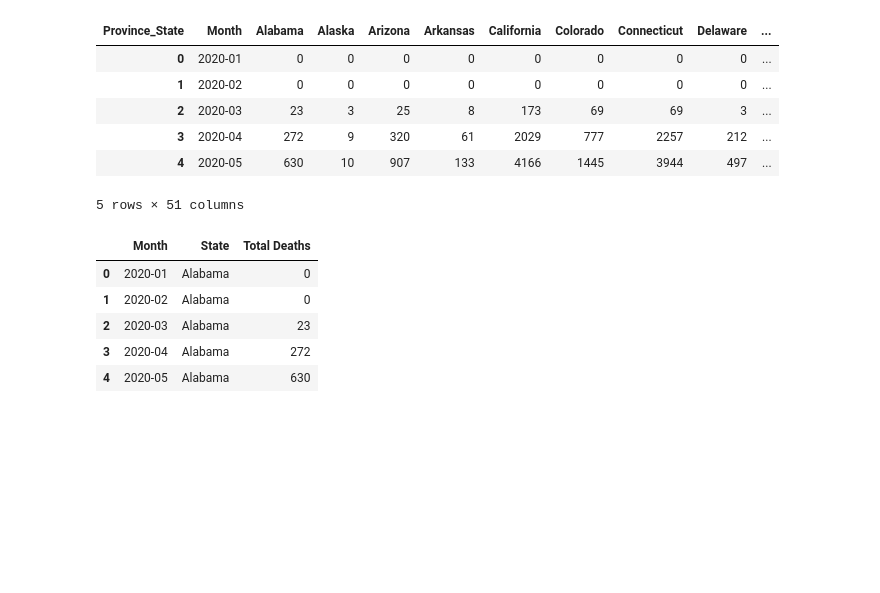
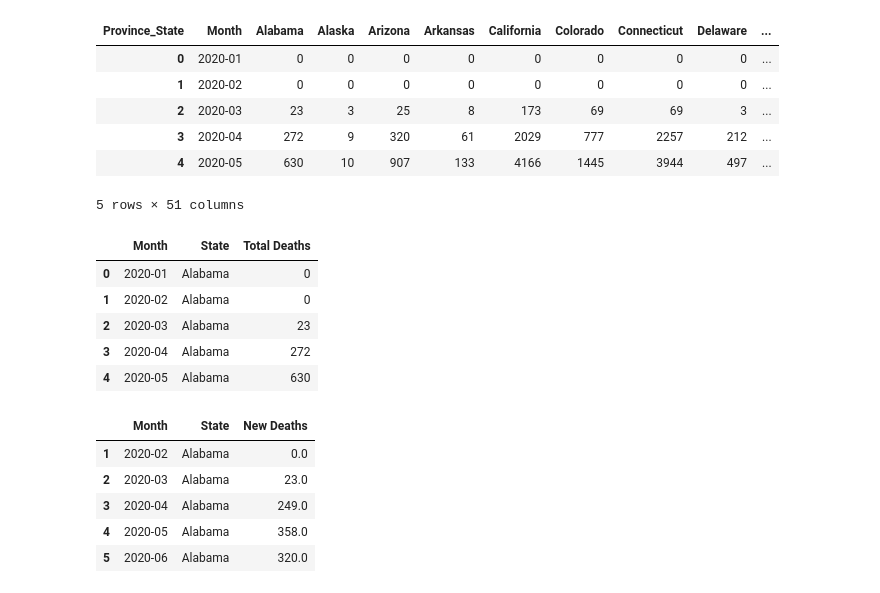
Before and after one commit to DS4A-Team79/COVID-Project, a Jupyter notebook: COVID_TS/deaths_TS_build.ipynb, the cells around one changed output. Cells and saved outputs as stored; diff of their text form; code cells hidden in the pictures; blank space fills up the shorter version.

```diff
--- a/COVID_TS/deaths_TS_build.ipynb
+++ b/COVID_TS/deaths_TS_build.ipynb
@@ -144,3 +144,28 @@ state_deaths_TS.head()
 | 4 | 2020-05 | Alabama | 630 |
 # %%
 state_deaths_TS.to_csv("../Datasets/Refined_Datasets/state_deaths_monthly.csv")
+# %%
+state_new_deaths_TS = state_deaths_TS.copy()
+state_new_deaths_TS.sort_values(by=['State','Month'],inplace=True)
+
+#shift case numbers down one
+state_new_deaths_TS['Old State'] = state_new_deaths_TS['State'].shift(1)
+state_new_deaths_TS['Old Deaths'] = state_new_deaths_TS['Total Deaths'].shift(1)
+
+#exclude data where current and old state don't match, and remove empty cell rows
+state_new_deaths_TS = state_new_deaths_TS[state_new_deaths_TS['State'] == state_new_deaths_TS['Old State']]
+state_new_deaths_TS.dropna(inplace=True)
+
+#calculate total new deaths
+state_new_deaths_TS['New Deaths'] = state_new_deaths_TS['Total Deaths'] - state_new_deaths_TS['Old Deaths']
+
+#drop unnecessary columns to prep for exporting
+state_new_deaths_TS.drop(columns=['Total Deaths','Old State','Old Deaths'],inplace=True)
+state_new_deaths_TS.head()
+# %% [output]
+|  | Month | State | New Deaths |
+| 1 | 2020-02 | Alabama | 0.0 |
+| 2 | 2020-03 | Alabama | 23.0 |
+| 3 | 2020-04 | Alabama | 249.0 |
+| 4 | 2020-05 | Alabama | 358.0 |
+| 5 | 2020-06 | Alabama | 320.0 |
```
Also changed, not shown: parts of 1 cell of this notebook, 4 other files.
